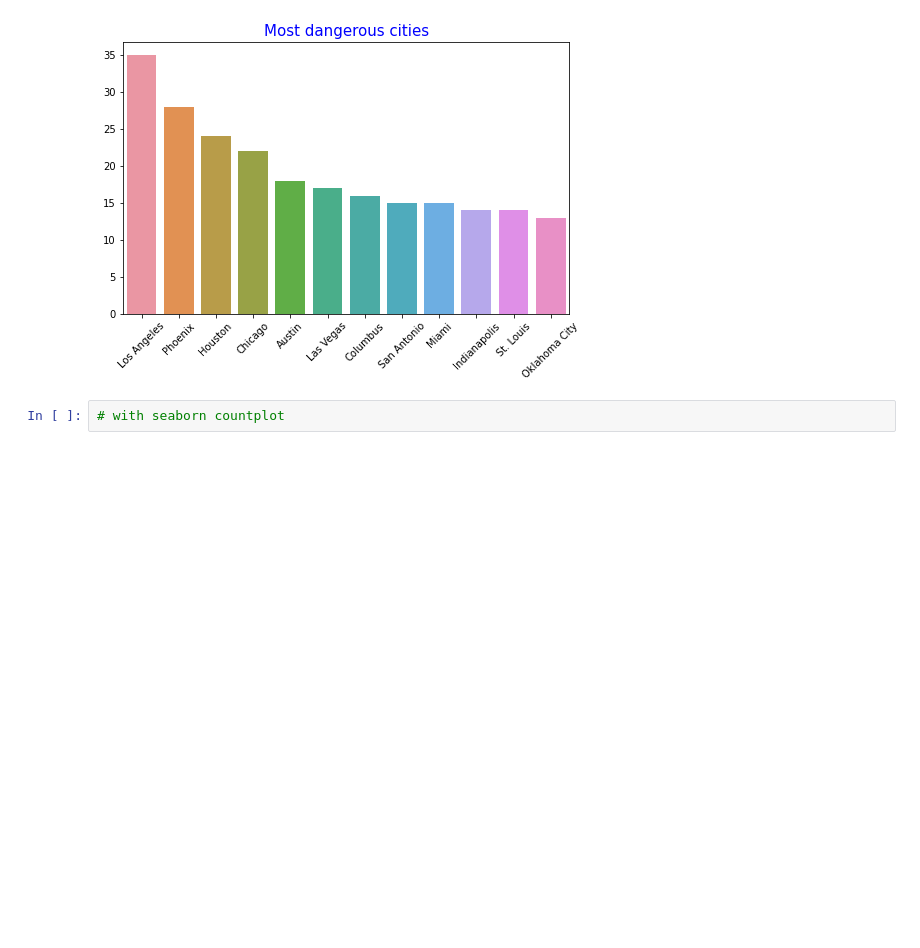
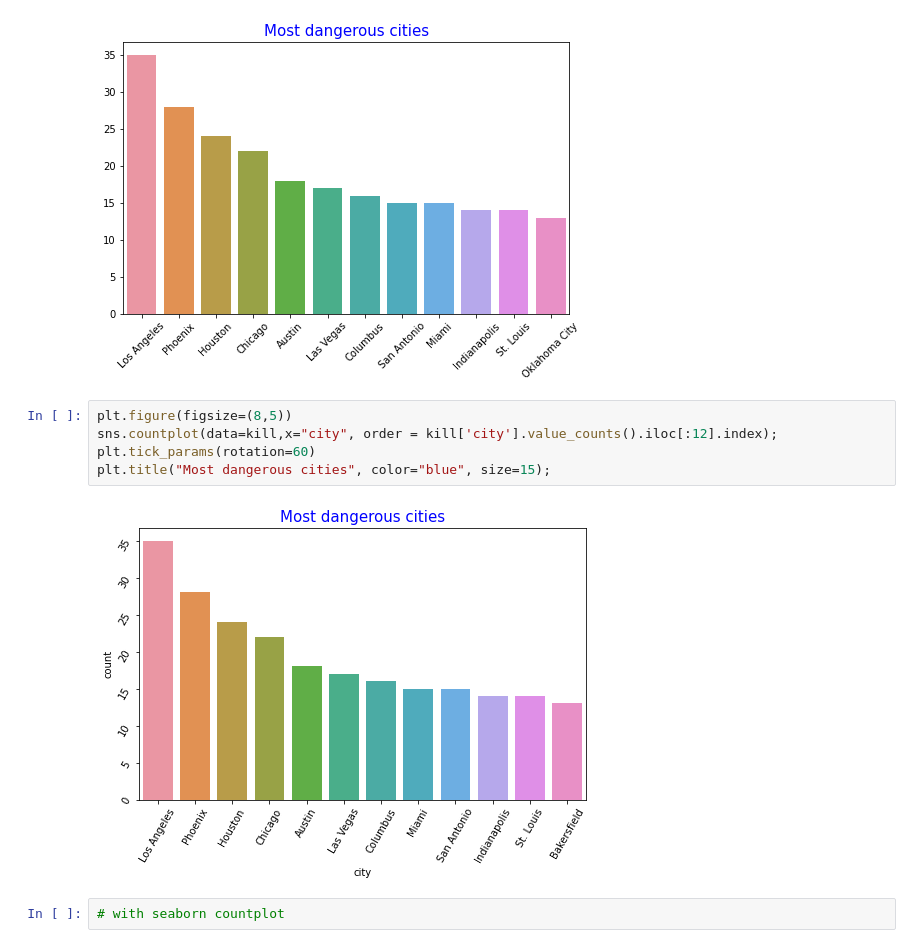
Before and after one commit to MehmetAltinkurt/Data_Science_Assignments, a Jupyter notebook: DVwPY/Assignment-2 (PoliceKillingUS-Seaborn) student.ipynb, the cells around one changed output. Cells and saved outputs as stored; diff of their text form; blank space fills up the shorter version.

```diff
--- a/DVwPY/Assignment-2 (PoliceKillingUS-Seaborn) student.ipynb
+++ b/DVwPY/Assignment-2 (PoliceKillingUS-Seaborn) student.ipynb
@@ -103,6 +169,13 @@ Name: city, dtype: int64
 # with seaborn barplot
 # %% [output]
 [figure]
+# %%
+plt.figure(figsize=(8,5))
+sns.countplot(data=kill,x="city", order = kill['city'].value_counts().iloc[:12].index);
+plt.tick_params(rotation=60)
+plt.title("Most dangerous cities", color="blue", size=15);
+# %% [output]
+[figure, added]
 # %%
 # with seaborn countplot
 # %% [output]
```
Also changed, not shown: parts of 20 cells of this notebook, 2 other files.
